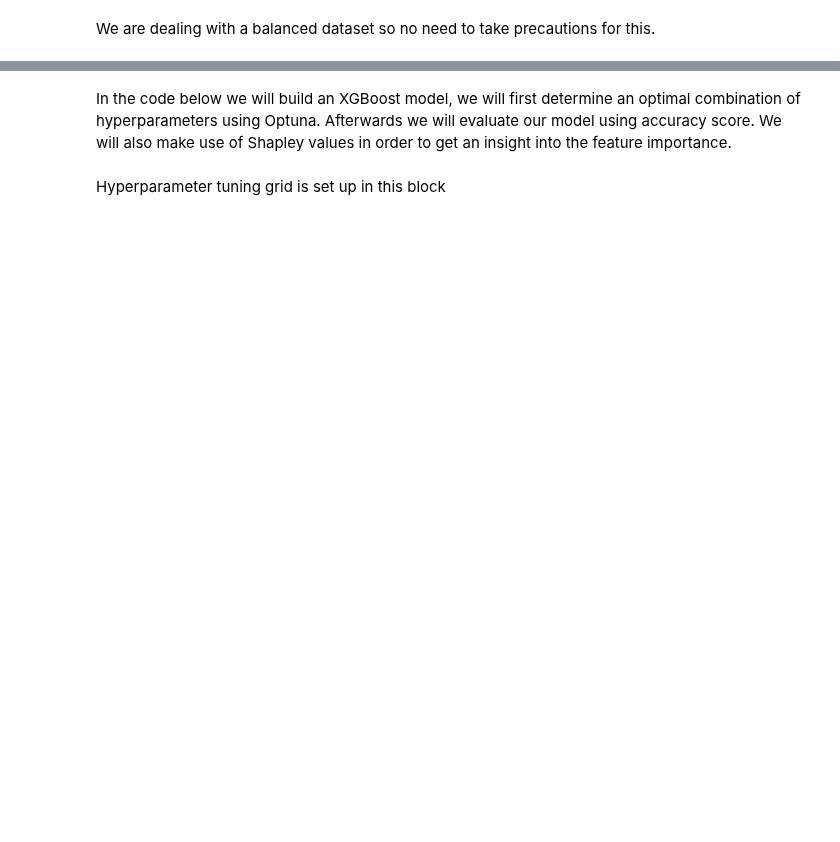
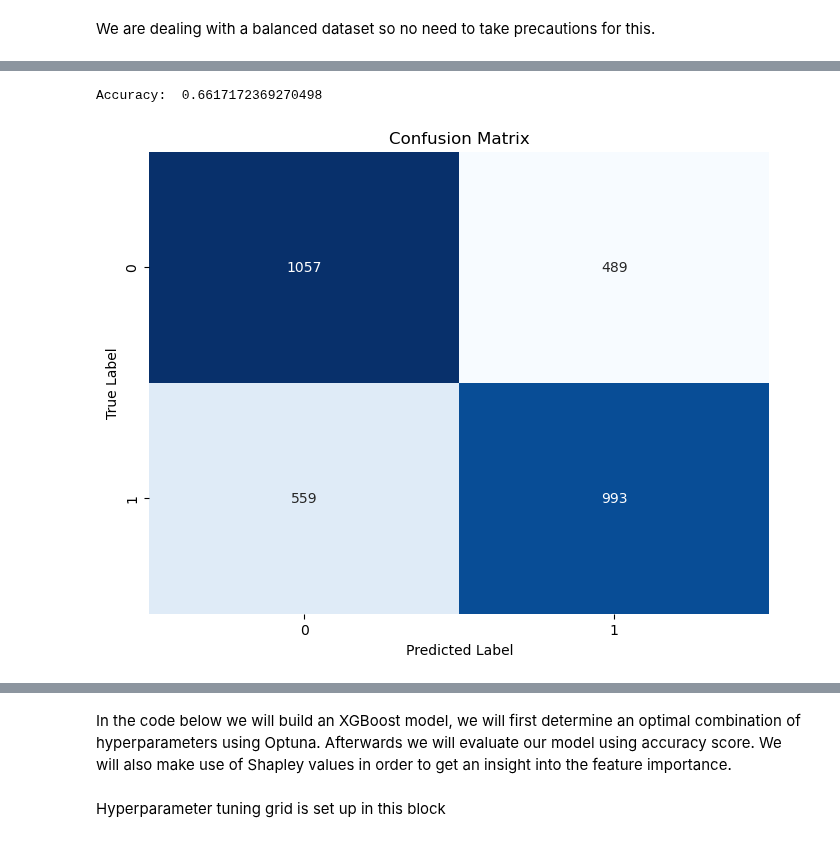
Before and after one commit to EliasMondelaers/datamanagementProject, a Jupyter notebook: Modeling.ipynb, the cells around one changed output, grey strips where cells are left out. Saved outputs shown, nothing was run; the diff lists cells and outputs as text; code cells hidden in the pictures; blank space fills up the shorter version.

```diff
--- a/Modeling.ipynb
+++ b/Modeling.ipynb
@@ -226,0 +154,5 @@ Decision Tree (Tuned) Training Accuracy: 0.6586903799514956
+# %%
+evaluate_preds(X_test,y_test,best_dt_model)
+# %% [output]
+Accuracy:  0.6617172369270498
+[figure, added]
```
Also changed, not shown: parts of 33 cells of this notebook, 1 other file.
